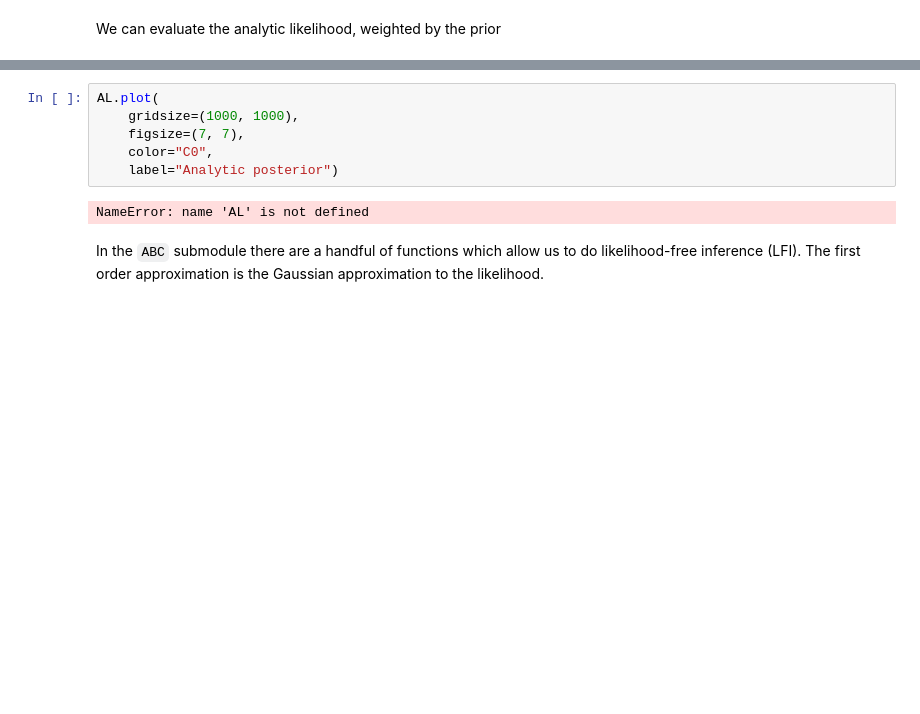
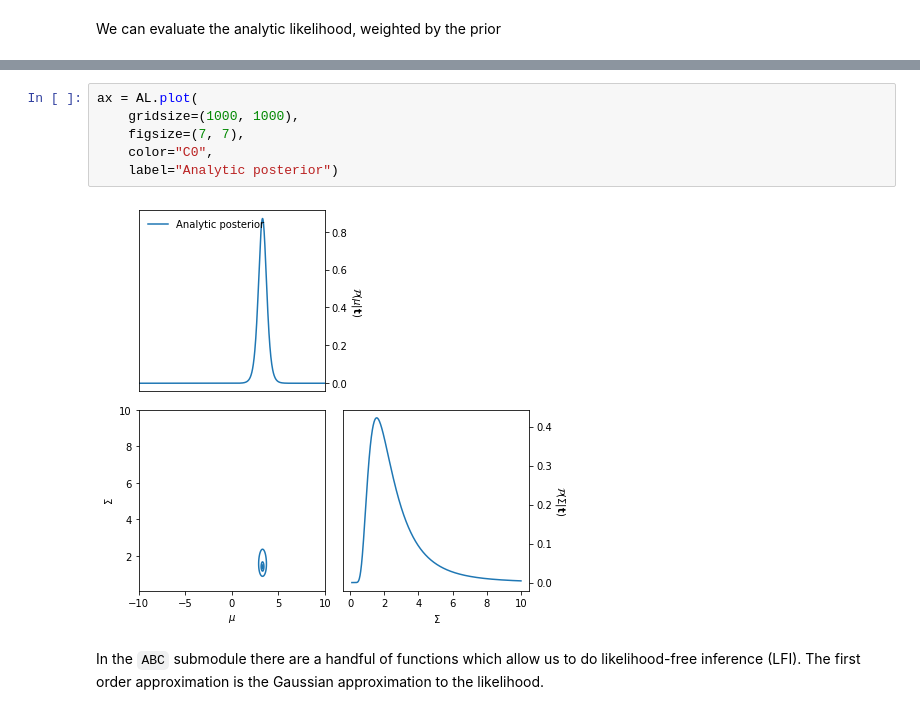
Before and after one commit to tlmakinen/imnn, a Jupyter notebook: examples/IMNN with data in memory.ipynb, the cells around one changed output, grey strips where cells are left out. Cells and saved outputs as stored; diff of their text form; blank space fills up the shorter version.

```diff
--- a/examples/IMNN with data in memory.ipynb
+++ b/examples/IMNN with data in memory.ipynb
@@ -82,11 +90,11 @@ print("P(𝜇=0,Σ=1|d) ∝ {}".format(
 # %%
-AL.plot(
+ax = AL.plot(
     gridsize=(1000, 1000),
     figsize=(7, 7),
     color="C0",
     label="Analytic posterior")
 # %% [output]
-NameError: name 'AL' is not defined
+[figure, added]
 # %% [markdown]
 In the `ABC` submodule there are a handful of functions which allow us to do likelihood-free inference (LFI). The first order approximation is the Gaussian approximation to the likelihood.
 # %%
```
Also changed, not shown: parts of 13 cells of this notebook, 3 other files.
